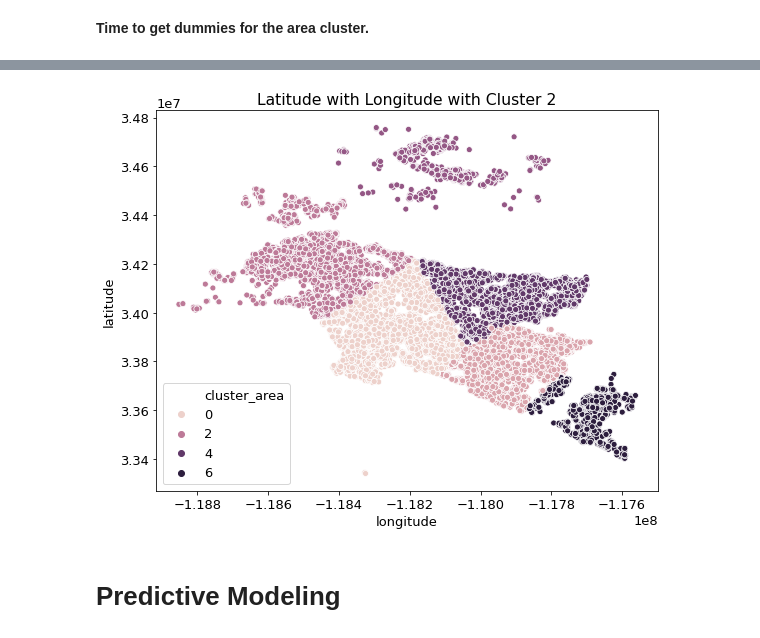
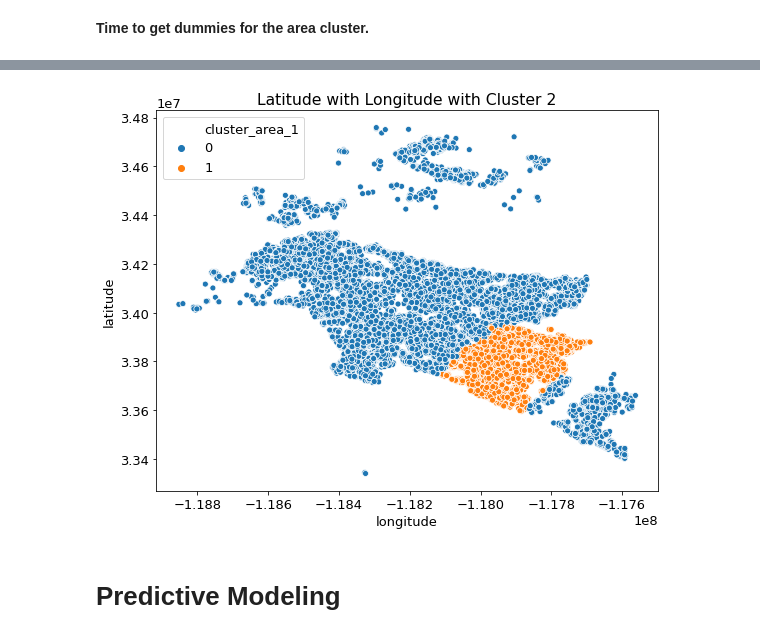
Before and after one commit to KwameTaylor/kwames-zillow-zestimates-error-control, a Jupyter notebook: kwames-zillow-zestimates-error-control.ipynb, the cells around one changed output, grey strips where cells are left out. Cells and saved outputs as stored; diff of their text form; code cells hidden in the pictures.

```diff
--- a/kwames-zillow-zestimates-error-control.ipynb
+++ b/kwames-zillow-zestimates-error-control.ipynb
@@ -475,10 +475,9 @@ Pipeline iteration 3 takeaway:
 # %% [markdown]
 **Time to get dummies for the area cluster.**
 # %%
-cluster_area_dummies(train)
-cluster_area_dummies(validate)
-cluster_area_dummies(test)
-train.head(2)
+train = cluster_area_dummies(train)
+validate = cluster_area_dummies(validate)
+test = cluster_area_dummies(test)
 # %% [output]
 |  | bathcnt | sqft | latitude | longitude | county | yearbuilt | value | bathbedcnt | decade | century | ... |
 | parcelid |  |  |  |  |  |  |  |  |  |  | ... |
@@ -504,11 +498,11 @@ validate.head(2)
 # %%
-# use later, with hue = is_cluster_area_1?
-sns.scatterplot(x='longitude', y='latitude', hue='cluster_area', data=train.drop(columns=['logerror']))
+# quick visualization to make sure my area cluster dummies function is still working
+sns.scatterplot(x='longitude', y='latitude', hue='cluster_area_1', data=train.drop(columns=['logerror']))
 plt.title("Latitude with Longitude with Cluster 2")
 #plt.legend(full)
 plt.show()
 # %% [output]
-[figure, old version]
+[figure, new version]
 # %% [markdown]
 # Predictive Modeling
 # %% [markdown]
```
Also changed, not shown: parts of 7 cells of this notebook.
